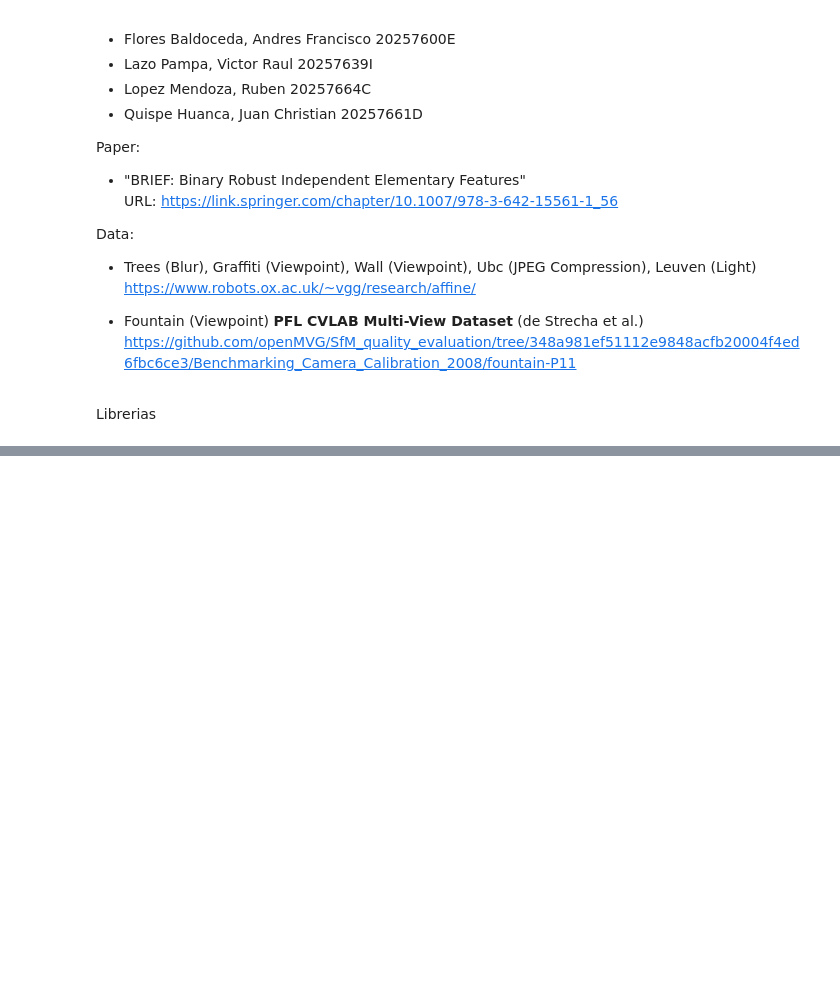
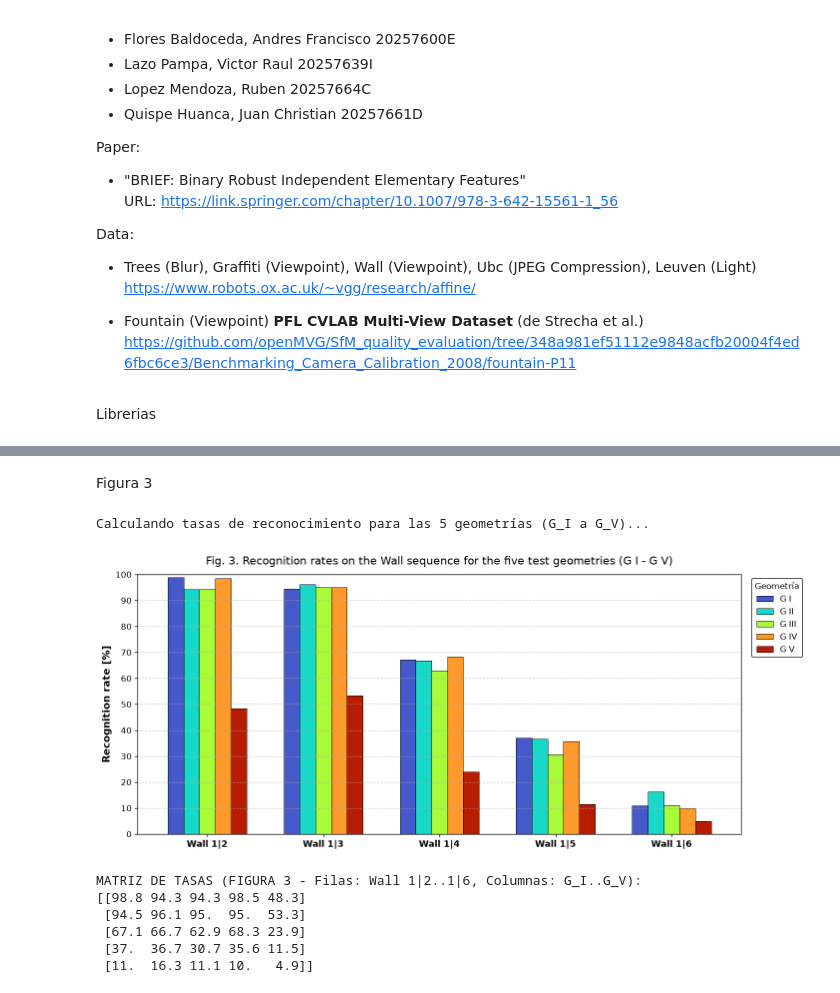
Before and after one commit to vlazop/workspaceCV, a Jupyter notebook: BRIEF_G04_MIA_09_SEC_B/BRIEF_METHOD_G04.ipynb, the cells around one changed output, grey strips where cells are left out. Cells and saved outputs as stored; diff of their text form; code cells hidden in the pictures; blank space fills up the shorter version.

```diff
--- a/BRIEF_G04_MIA_09_SEC_B/BRIEF_METHOD_G04.ipynb
+++ b/BRIEF_G04_MIA_09_SEC_B/BRIEF_METHOD_G04.ipynb
@@ -312,0 +164,70 @@ plt.show()
+# %% [markdown]
+Figura 3
+# %%
+# ==============================================================================
+# FIGURA 3: Tasas de reconocimiento para las 5 geometrías (G_I a G_V)
+# ==============================================================================
+dataset = get_base_dir("Wall")
+estrategias = ['G_I', 'G_II', 'G_III', 'G_IV', 'G_V']
+etiquetas_geo = ['G I', 'G II', 'G III', 'G IV', 'G V']
+n_pares_fig3 = 256
+sigma_fig3 = 2.0
+
+np.random.seed(42)
+tasas_fig3 = []
+print("Calculando tasas de reconocimiento para las 5 geometrías (G_I a G_V)...")
+for est in estrategias:
+    pares_est = generate_brief_pairs(patch_size=31, num_pairs=n_pares_fig3, strategy=est)
+    extractor = BRIEFExtractor(patch_size=31, num_pairs=n_pares_fig3, strategy=est, sigma=sigma_fig3, pairs=pares_est)
+    tasas_par, nombres_pares = evaluar_reconocimiento_general(dataset, extractor, num_puntos=1000)
+    tasas_fig3.append(tasas_par)
+
+tasas_matriz_fig3 = np.array(tasas_fig3).T  # Dimensiones: (5 pares de imágenes, 5 geometrías)
+
+# Gráfico de barras agrupadas estilo Figura 3 del paper
+fig, ax = plt.subplots(figsize=(12, 5.2), dpi=120)
+
+num_imgs = len(nombres_pares)
+num_geos = len(estrategias)
+x = np.arange(num_imgs)
+
+ancho_grupo = 0.68
+ancho_barra = ancho_grupo / num_geos
+colores_geo = plt.cm.turbo(np.linspace(0.10, 0.92, num_geos))
+
+for j in range(num_geos):
+    offset = (j - num_geos / 2 + 0.5) * ancho_barra
+    ax.bar(
+        x + offset,
+        tasas_matriz_fig3[:, j],
+        width=ancho_barra,
+        label=etiquetas_geo[j],
+        color=colores_geo[j],
+        edgecolor='black',
+        linewidth=0.6
+    )
+
+ax.set_ylabel('Recognition rate [%]', fontsize=12, fontweight='bold')
+ax.set_title('Fig. 3. Recognition rates on the Wall sequence for the five test geometries (G I - G V)', fontsize=13, pad=12)
+ax.set_xticks(x)
+ax.set_xticklabels(nombres_pares, fontsize=11, fontweight='bold')
+ax.set_ylim(0, 100)
+ax.set_yticks(np.arange(0, 101, 10))
+ax.set_xlim(-0.6, num_imgs - 0.4)
+
+ax.grid(axis='y', linestyle='--', alpha=0.6)
+ax.legend(title='Geometría', bbox_to_anchor=(1.01, 1), loc='upper left', frameon=True, edgecolor='black')
+plt.tight_layout()
+plt.show()
+
+print("MATRIZ DE TASAS (FIGURA 3 - Filas: Wall 1|2..1|6, Columnas: G_I..G_V):")
+print(np.round(tasas_matriz_fig3, 1))
+# %% [output]
+Calculando tasas de reconocimiento para las 5 geometrías (G_I a G_V)...
+[figure, added]
+MATRIZ DE TASAS (FIGURA 3 - Filas: Wall 1|2..1|6, Columnas: G_I..G_V):
+[[98.8 94.3 94.3 98.5 48.3]
+ [94.5 96.1 95.  95.  53.3]
+ [67.1 66.7 62.9 68.3 23.9]
+ [37.  36.7 30.7 35.6 11.5]
+ [11.  16.3 11.1 10.   4.9]]
```
Also changed, not shown: parts of 24 cells of this notebook, 30 other files.
